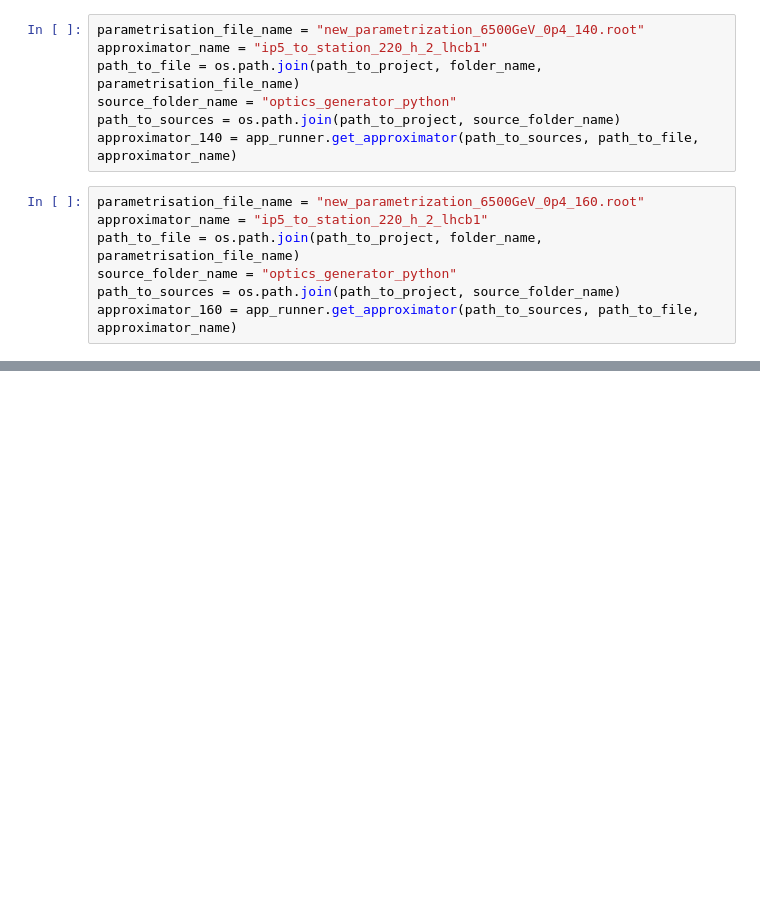
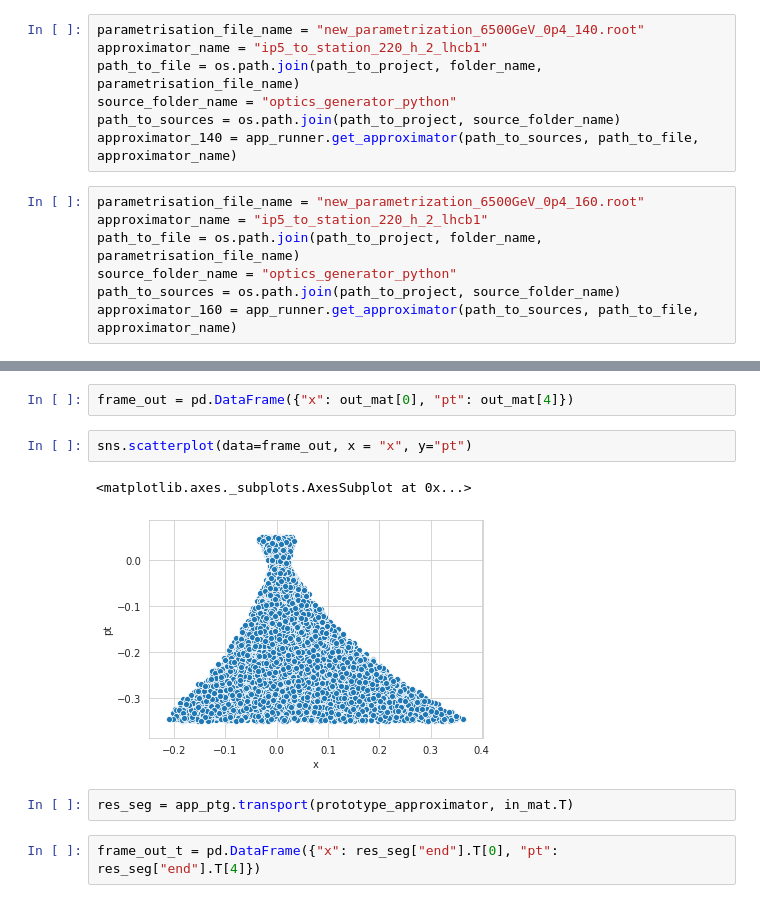
Before and after one commit to mucharafal/optics_generator_python, a Jupyter notebook: notebooks/Errors.ipynb, the cells around one changed output, grey strips where cells are left out. Drawn from its saved outputs; the diff is of its cells as text; blank space fills up the shorter version.

```diff
--- a/notebooks/Errors.ipynb
+++ b/notebooks/Errors.ipynb
@@ -165,0 +207,11 @@ sns.kdeplot(k)
+# %%
+frame_out = pd.DataFrame({"x": out_mat[0], "pt": out_mat[4]})
+# %%
+sns.scatterplot(data=frame_out, x = "x", y="pt")
+# %% [output]
+<matplotlib.axes._subplots.AxesSubplot at 0x...>
+[figure, added]
+# %%
+res_seg = app_ptg.transport(prototype_approximator, in_mat.T)
+# %%
+frame_out_t = pd.DataFrame({"x": res_seg["end"].T[0], "pt": res_seg["end"].T[4]})
```
Also changed, not shown: parts of 36 cells of this notebook, 15 other files.
